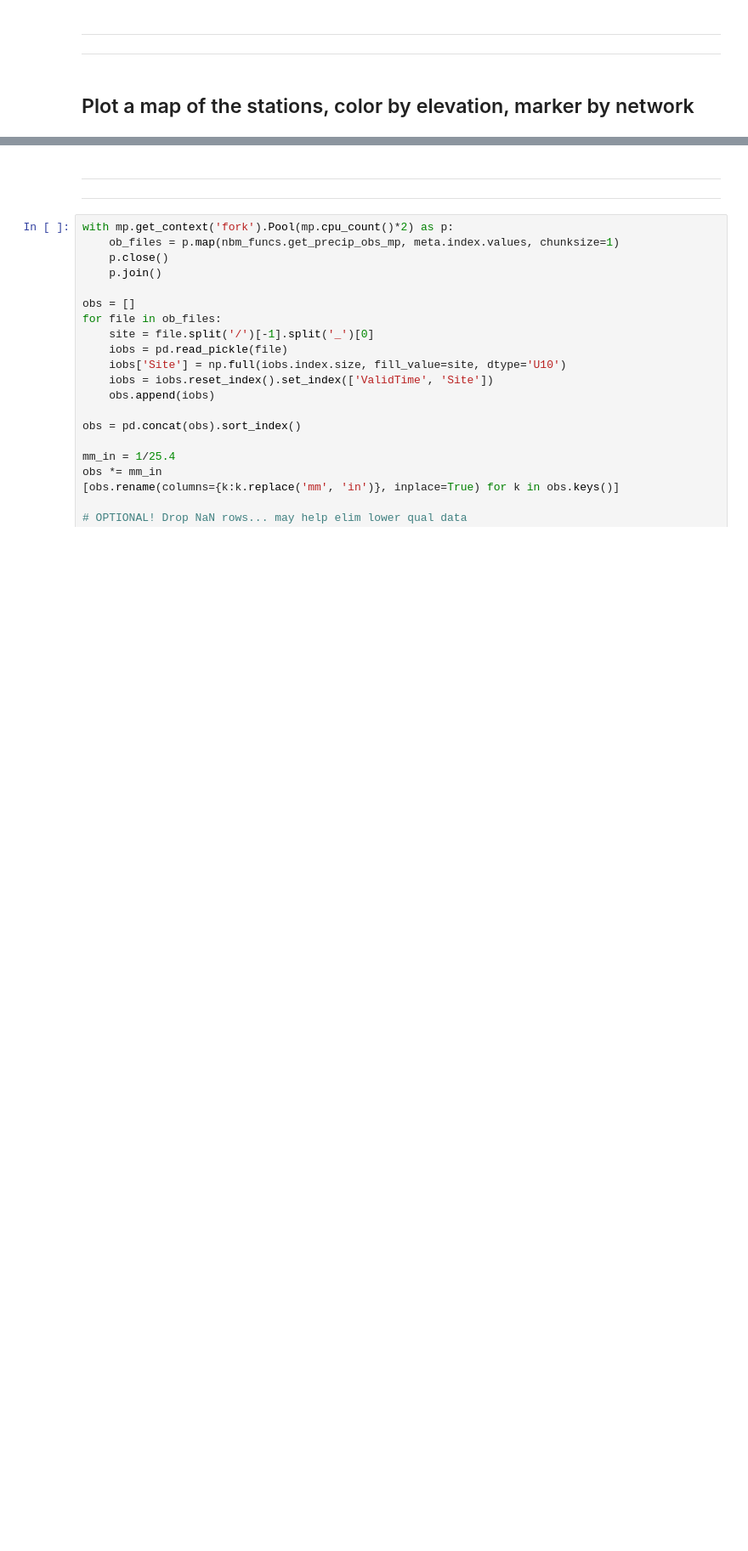
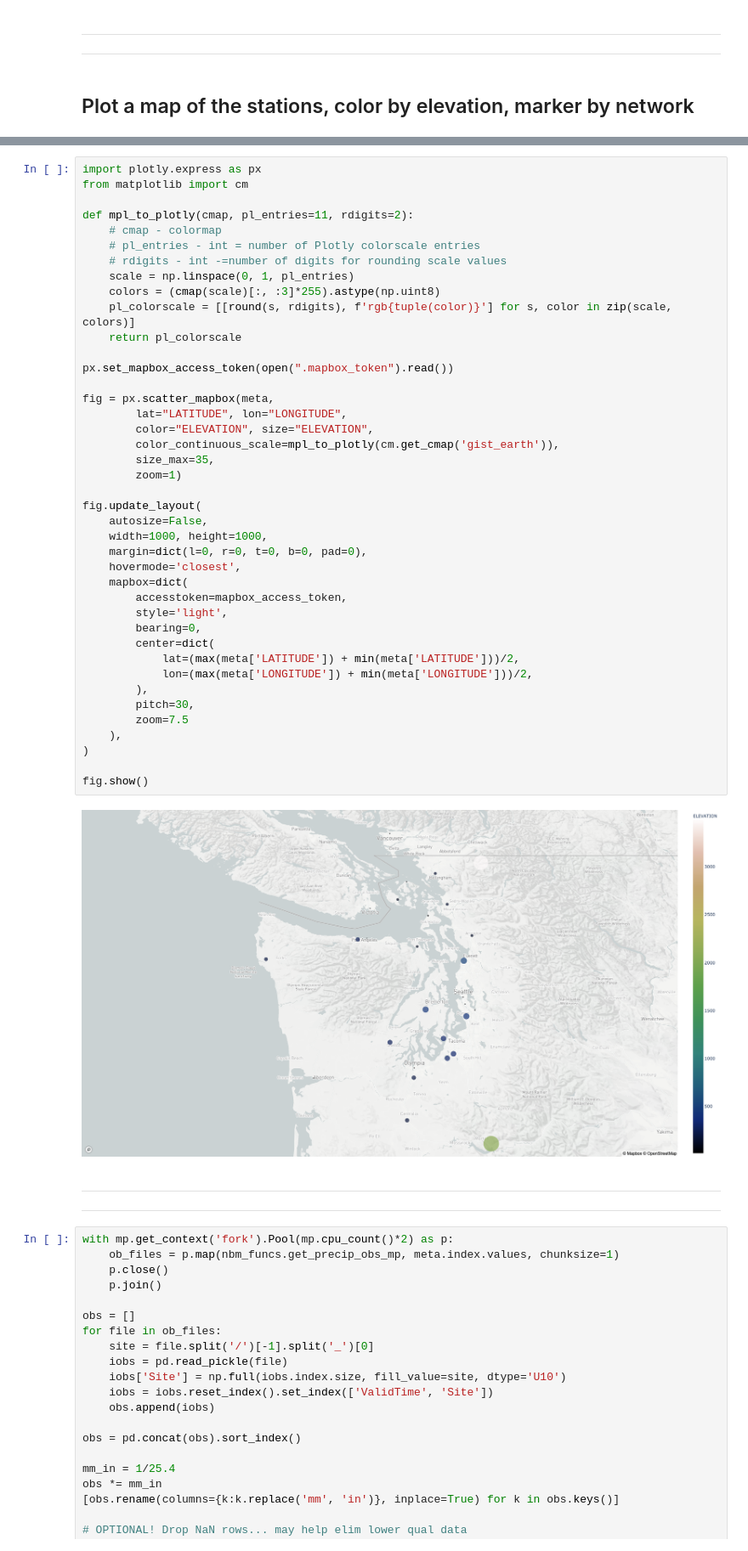
Before and after one commit to m-wessler/nbm-verify, a Jupyter notebook: notebooks/multi_station_1Dqpf.ipynb, the cells around one changed output, grey strips where cells are left out. Shown at 85% size. Saved outputs shown, nothing was run; the diff lists cells and outputs as text; blank space fills up the shorter version.

```diff
--- a/notebooks/multi_station_1Dqpf.ipynb
+++ b/notebooks/multi_station_1Dqpf.ipynb
@@ -112,3 +180,46 @@ for stid in meta.index:
+# %%
+import plotly.express as px
+from matplotlib import cm
+
+def mpl_to_plotly(cmap, pl_entries=11, rdigits=2):
+    # cmap - colormap
+    # pl_entries - int = number of Plotly colorscale entries
+    # rdigits - int -=number of digits for rounding scale values
+    scale = np.linspace(0, 1, pl_entries)
+    colors = (cmap(scale)[:, :3]*255).astype(np.uint8)
+    pl_colorscale = [[round(s, rdigits), f'rgb{tuple(color)}'] for s, color in zip(scale, colors)]
+    return pl_colorscale
+
+px.set_mapbox_access_token(open(".mapbox_token").read())
+
+fig = px.scatter_mapbox(meta,
+        lat="LATITUDE", lon="LONGITUDE",
+        color="ELEVATION", size="ELEVATION",
+        color_continuous_scale=mpl_to_plotly(cm.get_cmap('gist_earth')),
+        size_max=35,
+        zoom=1)
+
+fig.update_layout(
+    autosize=False,
+    width=1000, height=1000,
+    margin=dict(l=0, r=0, t=0, b=0, pad=0),
+    hovermode='closest',
+    mapbox=dict(
+        accesstoken=mapbox_access_token,
+        style='light',
+        bearing=0,
+        center=dict(
+            lat=(max(meta['LATITUDE']) + min(meta['LATITUDE']))/2,
+            lon=(max(meta['LONGITUDE']) + min(meta['LONGITUDE']))/2,
+        ),
+        pitch=30,
+        zoom=7.5
+    ),
+)
+
+fig.show()
+# %% [output]
+[figure, added]
 # %% [markdown]
 <hr><hr>
 # %%
```
Also changed, not shown: parts of 8 cells of this notebook.
